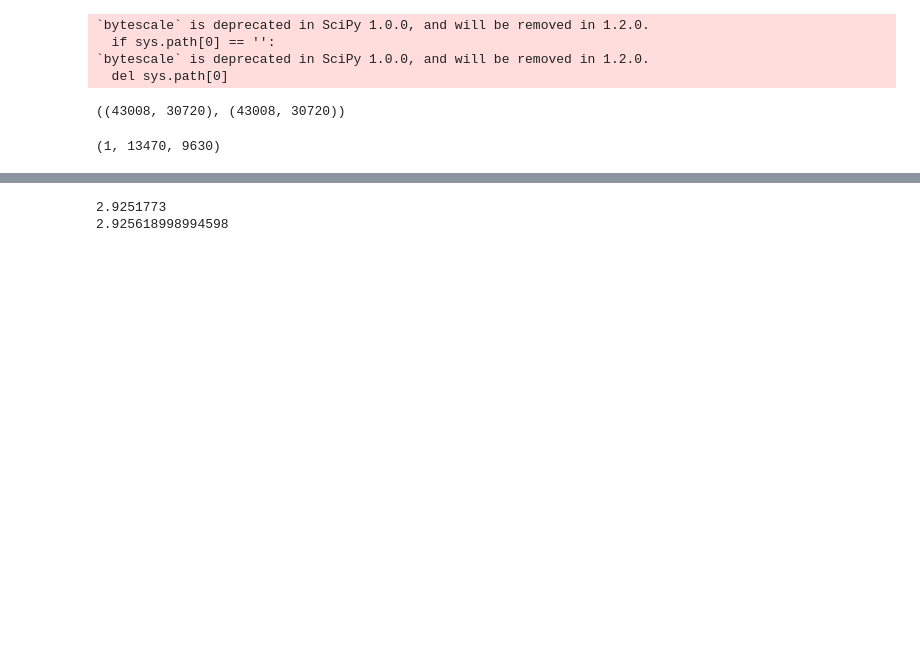
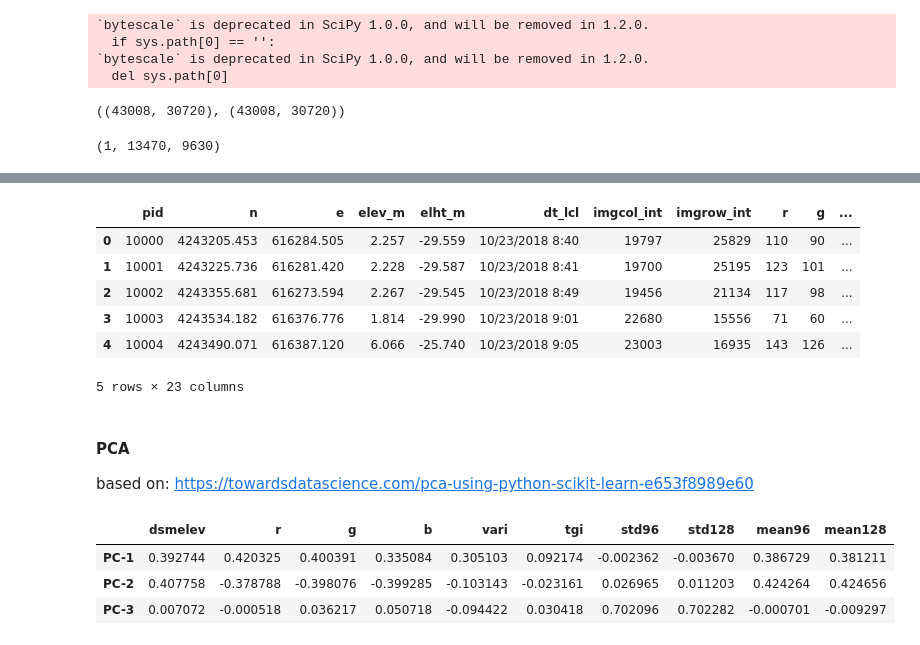
Before and after one commit to jlogan-usgs/wildlandsDL, a Jupyter notebook: gatherforPCA.ipynb, the cells around one changed output, grey strips where cells are left out. Drawn from its saved outputs; the diff is of its cells as text; code cells hidden in the pictures; blank space fills up the shorter version.

```diff
--- a/gatherforPCA.ipynb
+++ b/gatherforPCA.ipynb
@@ -139,8 +161,13 @@ ptdf['mean128'] = ptdf.apply(lambda row: getmean(row['dsmcol'], row['dsmrow'], d
-# %%
-xy = np.floor(~dsmaff * (ptdf.loc[0]['e'], ptdf.loc[0]['n'])).tolist()
-print(dsm[0,int(xy[1]),int(xy[0])])
-xy2 = np.floor(~newaff * (ptdf.loc[0]['e'], ptdf.loc[0]['n'])).tolist()
-print(dsm_resamp[0,int(xy2[1]),int(xy2[0])])
-# %% [output]
-2.9251773
-2.925618998994598
+# %%
+ptdf.head()
+# %% [output]
+|  | pid | n | e | elev_m | elht_m | dt_lcl | imgcol_int | imgrow_int | r | g | ... |
+| 0 | 10000 | 4243205.453 | 616284.505 | 2.257 | -29.559 | 10/23/2018 8:40 | 19797 | 25829 | 110 | 90 | ... |
+| 1 | 10001 | 4243225.736 | 616281.420 | 2.228 | -29.587 | 10/23/2018 8:41 | 19700 | 25195 | 123 | 101 | ... |
+| 2 | 10002 | 4243355.681 | 616273.594 | 2.267 | -29.545 | 10/23/2018 8:49 | 19456 | 21134 | 117 | 98 | ... |
+| 3 | 10003 | 4243534.182 | 616376.776 | 1.814 | -29.990 | 10/23/2018 9:01 | 22680 | 15556 | 71 | 60 | ... |
+| 4 | 10004 | 4243490.071 | 616387.120 | 6.066 | -25.740 | 10/23/2018 9:05 | 23003 | 16935 | 143 | 126 | ... |
+5 rows × 23 columns
+# %% [markdown]
+#### PCA
+based on: https://towardsdatascience.com/pca-using-python-scikit-learn-e653f8989e60
@@ -146,0 +194,10 @@ print(dsm_resamp[0,int(xy2[1]),int(xy2[0])])
+# %%
+outdf =  pd.DataFrame(pca.components_, columns = ['dsmelev','r','g', 'b', 'vari', 'tgi', 'std96','std128','mean96','mean128']
+                   ,index = ['PC-1','PC-2','PC-3'])
+
+outdf
+# %% [output]
+|  | dsmelev | r | g | b | vari | tgi | std96 | std128 | mean96 | mean128 |
+| PC-1 | 0.392744 | 0.420325 | 0.400391 | 0.335084 | 0.305103 | 0.092174 | -0.002362 | -0.003670 | 0.386729 | 0.381211 |
+| PC-2 | 0.407758 | -0.378788 | -0.398076 | -0.399285 | -0.103143 | -0.023161 | 0.026965 | 0.011203 | 0.424264 | 0.424656 |
+| PC-3 | 0.007072 | -0.000518 | 0.036217 | 0.050718 | -0.094422 | 0.030418 | 0.702096 | 0.702282 | -0.000701 | -0.009297 |
```
Also changed, not shown: parts of 15 cells of this notebook.
